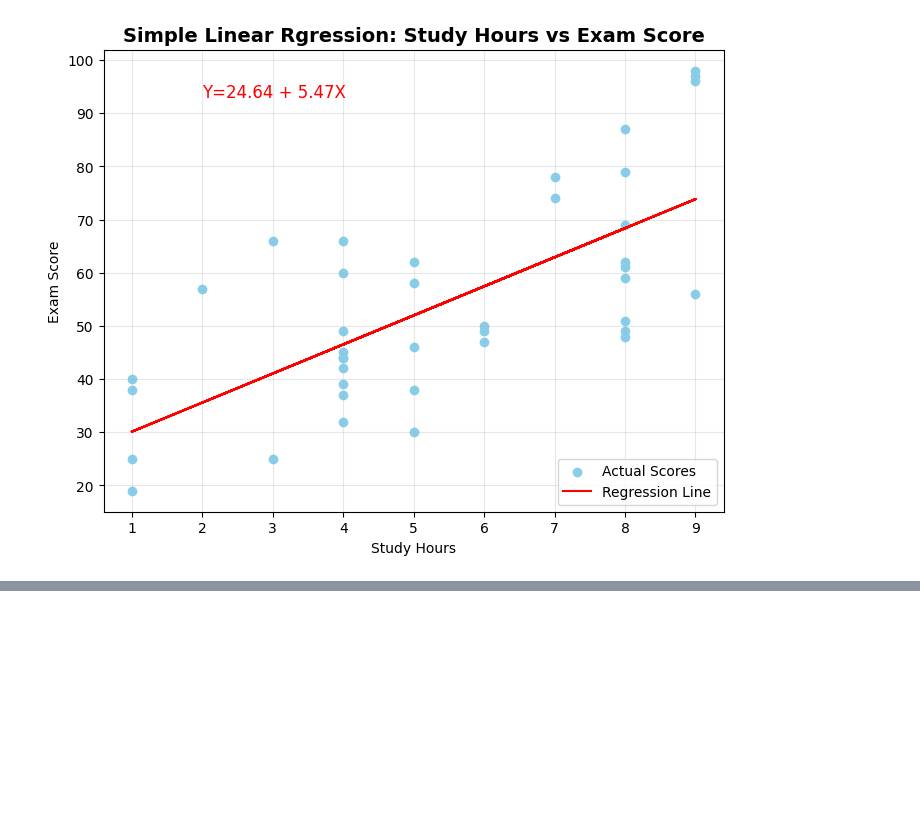
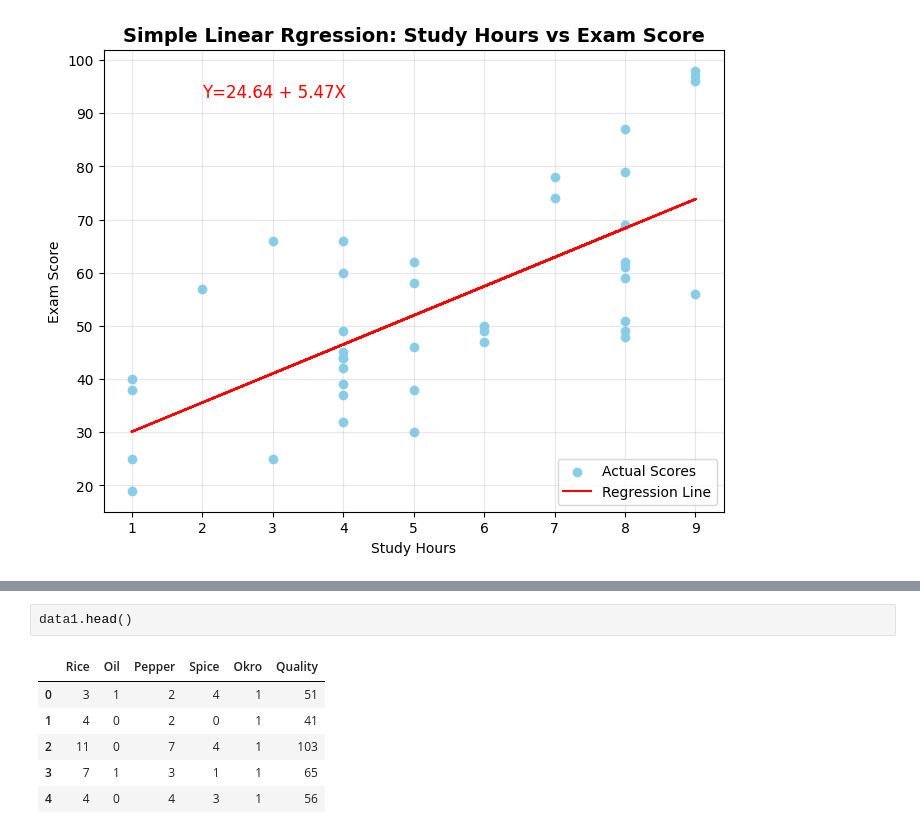
Before and after one commit to Cunyie08/Module-2, a Jupyter notebook: correlation_regression/my_code_book_regression.ipynb, the cells around one changed output, grey strips where cells are left out. Cells and saved outputs as stored; diff of their text form; blank space fills up the shorter version.

```diff
--- a/correlation_regression/my_code_book_regression.ipynb
+++ b/correlation_regression/my_code_book_regression.ipynb
@@ -177,0 +492,9 @@ plt.show
+# %%
+data1.head()
+# %% [output]
+|  | Rice | Oil | Pepper | Spice | Okro | Quality |
+| 0 | 3 | 1 | 2 | 4 | 1 | 51 |
+| 1 | 4 | 0 | 2 | 0 | 1 | 41 |
+| 2 | 11 | 0 | 7 | 4 | 1 | 103 |
+| 3 | 7 | 1 | 3 | 1 | 1 | 65 |
+| 4 | 4 | 0 | 4 | 3 | 1 | 56 |
```
Also changed, not shown: parts of 43 cells of this notebook.
